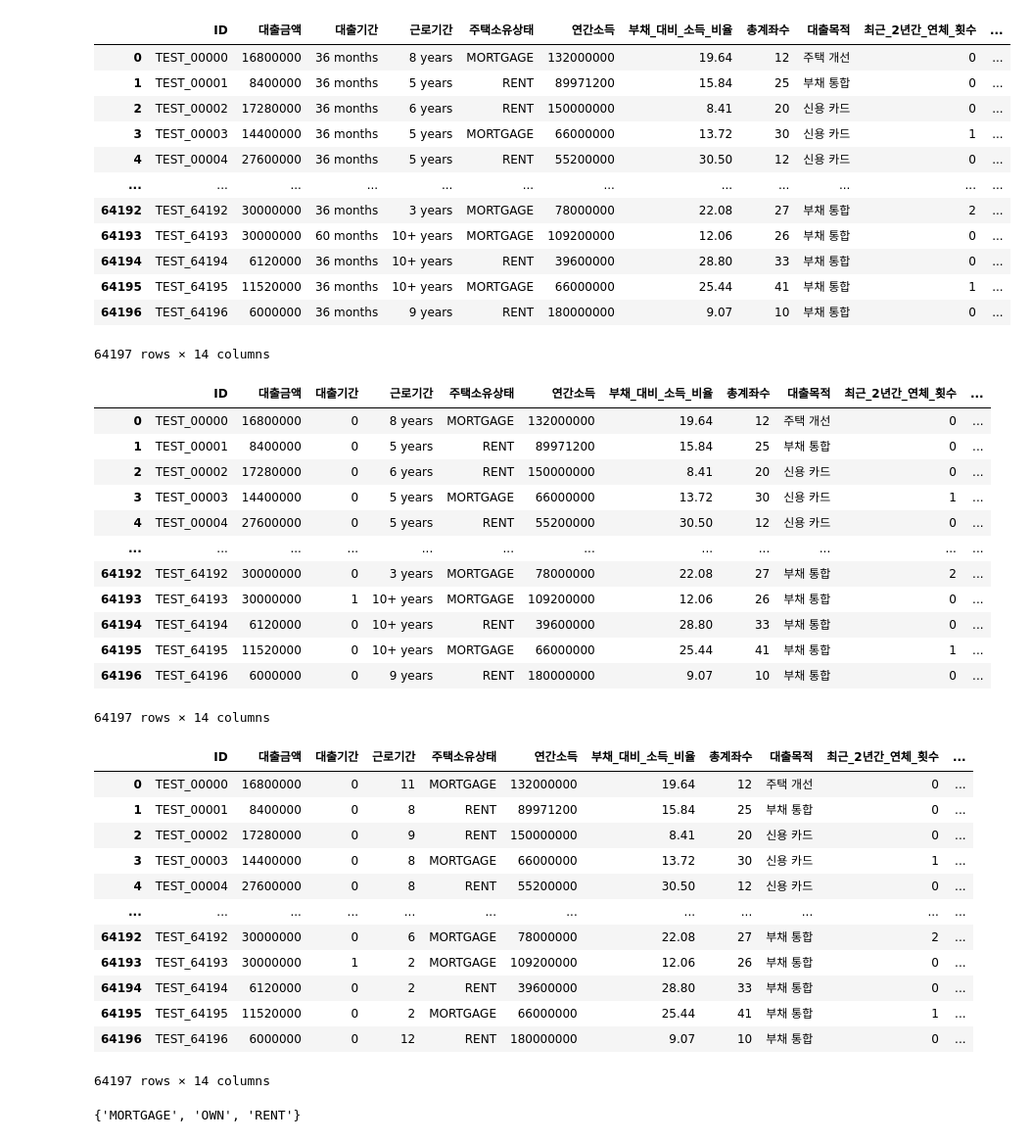
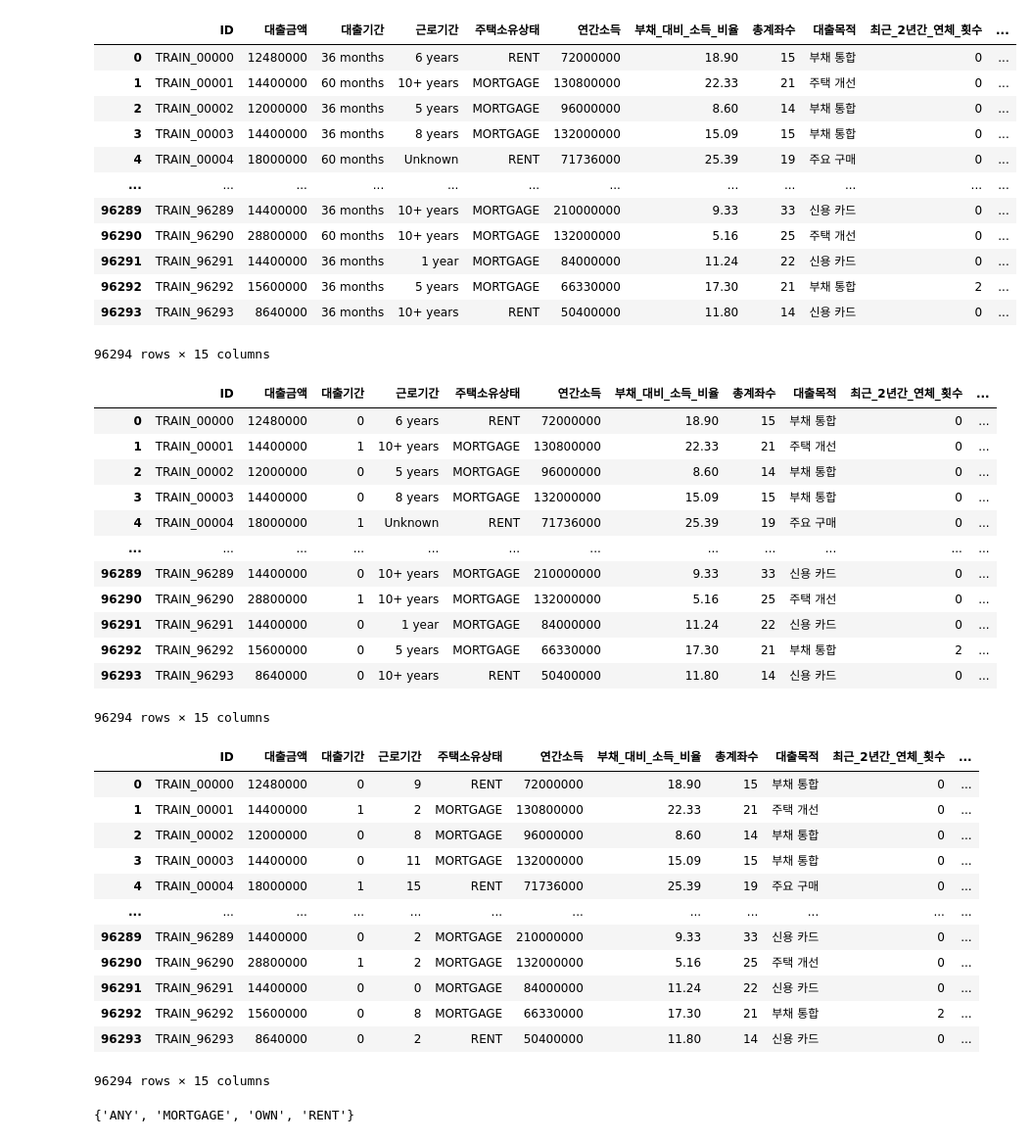
Before and after one commit to kimjuhwan1234/Customer_Loan_Rate_Classification, a Jupyter notebook: Codes/0_Preprocessing.ipynb, the cells around one changed output. Shown: that part at 98% size. Saved outputs shown, nothing was run; the diff lists cells and outputs as text; code cells hidden in the pictures.

```diff
--- a/Codes/0_Preprocessing.ipynb
+++ b/Codes/0_Preprocessing.ipynb
@@ -12,23 +12,23 @@ warnings.filterwarnings(action='ignore')
 InteractiveShell.ast_node_interactivity = "all"
 # %%
 input_dir = '../Database/'
-file = 'test.csv'
+file = 'train.csv'
 data = pd.read_csv(os.path.join(input_dir, file))
 data
 # %% [output]
 |  | ID | 대출금액 | 대출기간 | 근로기간 | 주택소유상태 | 연간소득 | 부채_대비_소득_비율 | 총계좌수 | 대출목적 | 최근_2년간_연체_횟수 | ... |
-| 0 | TEST_00000 | 16800000 | 36 months | 8 years | MORTGAGE | 132000000 | 19.64 | 12 | 주택 개선 | 0 | ... |
-| 1 | TEST_00001 | 8400000 | 36 months | 5 years | RENT | 89971200 | 15.84 | 25 | 부채 통합 | 0 | ... |
-| 2 | TEST_00002 | 17280000 | 36 months | 6 years | RENT | 150000000 | 8.41 | 20 | 신용 카드 | 0 | ... |
-| 3 | TEST_00003 | 14400000 | 36 months | 5 years | MORTGAGE | 66000000 | 13.72 | 30 | 신용 카드 | 1 | ... |
-| 4 | TEST_00004 | 27600000 | 36 months | 5 years | RENT | 55200000 | 30.50 | 12 | 신용 카드 | 0 | ... |
+| 0 | TRAIN_00000 | 12480000 | 36 months | 6 years | RENT | 72000000 | 18.90 | 15 | 부채 통합 | 0 | ... |
+| 1 | TRAIN_00001 | 14400000 | 60 months | 10+ years | MORTGAGE | 130800000 | 22.33 | 21 | 주택 개선 | 0 | ... |
+| 2 | TRAIN_00002 | 12000000 | 36 months | 5 years | MORTGAGE | 96000000 | 8.60 | 14 | 부채 통합 | 0 | ... |
+| 3 | TRAIN_00003 | 14400000 | 36 months | 8 years | MORTGAGE | 132000000 | 15.09 | 15 | 부채 통합 | 0 | ... |
+| 4 | TRAIN_00004 | 18000000 | 60 months | Unknown | RENT | 71736000 | 25.39 | 19 | 주요 구매 | 0 | ... |
 | ... | ... | ... | ... | ... | ... | ... | ... | ... | ... | ... | ... |
-| 64192 | TEST_64192 | 30000000 | 36 months | 3 years | MORTGAGE | 78000000 | 22.08 | 27 | 부채 통합 | 2 | ... |
-| 64193 | TEST_64193 | 30000000 | 60 months | 10+ years | MORTGAGE | 109200000 | 12.06 | 26 | 부채 통합 | 0 | ... |
-| 64194 | TEST_64194 | 6120000 | 36 months | 10+ years | RENT | 39600000 | 28.80 | 33 | 부채 통합 | 0 | ... |
-| 64195 | TEST_64195 | 11520000 | 36 months | 10+ years | MORTGAGE | 66000000 | 25.44 | 41 | 부채 통합 | 1 | ... |
-| 64196 | TEST_64196 | 6000000 | 36 months | 9 years | RENT | 180000000 | 9.07 | 10 | 부채 통합 | 0 | ... |
+| 96289 | TRAIN_96289 | 14400000 | 36 months | 10+ years | MORTGAGE | 210000000 | 9.33 | 33 | 신용 카드 | 0 | ... |
+| 96290 | TRAIN_96290 | 28800000 | 60 months | 10+ years | MORTGAGE | 132000000 | 5.16 | 25 | 주택 개선 | 0 | ... |
+| 96291 | TRAIN_96291 | 14400000 | 36 months | 1 year | MORTGAGE | 84000000 | 11.24 | 22 | 신용 카드 | 0 | ... |
+| 96292 | TRAIN_96292 | 15600000 | 36 months | 5 years | MORTGAGE | 66330000 | 17.30 | 21 | 부채 통합 | 2 | ... |
+| 96293 | TRAIN_96293 | 8640000 | 36 months | 10+ years | RENT | 50400000 | 11.80 | 14 | 신용 카드 | 0 | ... |
-64197 rows × 14 columns
+96294 rows × 15 columns
 # %%
 label_encoder=LabelEncoder()
 encoder_data = label_encoder.fit_transform(list(data['대출기간']))
@@ -36,41 +36,41 @@ data['대출기간']=pd.DataFrame(encoder_data)
 data
 # %% [output]
 |  | ID | 대출금액 | 대출기간 | 근로기간 | 주택소유상태 | 연간소득 | 부채_대비_소득_비율 | 총계좌수 | 대출목적 | 최근_2년간_연체_횟수 | ... |
-| 0 | TEST_00000 | 16800000 | 0 | 8 years | MORTGAGE | 132000000 | 19.64 | 12 | 주택 개선 | 0 | ... |
-| 1 | TEST_00001 | 8400000 | 0 | 5 years | RENT | 89971200 | 15.84 | 25 | 부채 통합 | 0 | ... |
-| 2 | TEST_00002 | 17280000 | 0 | 6 years | RENT | 150000000 | 8.41 | 20 | 신용 카드 | 0 | ... |
-| 3 | TEST_00003 | 14400000 | 0 | 5 years | MORTGAGE | 66000000 | 13.72 | 30 | 신용 카드 | 1 | ... |
-| 4 | TEST_00004 | 27600000 | 0 | 5 years | RENT | 55200000 | 30.50 | 12 | 신용 카드 | 0 | ... |
+| 0 | TRAIN_00000 | 12480000 | 0 | 6 years | RENT | 72000000 | 18.90 | 15 | 부채 통합 | 0 | ... |
+| 1 | TRAIN_00001 | 14400000 | 1 | 10+ years | MORTGAGE | 130800000 | 22.33 | 21 | 주택 개선 | 0 | ... |
+| 2 | TRAIN_00002 | 12000000 | 0 | 5 years | MORTGAGE | 96000000 | 8.60 | 14 | 부채 통합 | 0 | ... |
+| 3 | TRAIN_00003 | 14400000 | 0 | 8 years | MORTGAGE | 132000000 | 15.09 | 15 | 부채 통합 | 0 | ... |
+| 4 | TRAIN_00004 | 18000000 | 1 | Unknown | RENT | 71736000 | 25.39 | 19 | 주요 구매 | 0 | ... |
 | ... | ... | ... | ... | ... | ... | ... | ... | ... | ... | ... | ... |
-| 64192 | TEST_64192 | 30000000 | 0 | 3 years | MORTGAGE | 78000000 | 22.08 | 27 | 부채 통합 | 2 | ... |
-| 64193 | TEST_64193 | 30000000 | 1 | 10+ years | MORTGAGE | 109200000 | 12.06 | 26 | 부채 통합 | 0 | ... |
-| 64194 | TEST_64194 | 6120000 | 0 | 10+ years | RENT | 39600000 | 28.80 | 33 | 부채 통합 | 0 | ... |
-| 64195 | TEST_64195 | 11520000 | 0 | 10+ years | MORTGAGE | 66000000 | 25.44 | 41 | 부채 통합 | 1 | ... |
-| 64196 | TEST_64196 | 6000000 | 0 | 9 years | RENT | 180000000 | 9.07 | 10 | 부채 통합 | 0 | ... |
+| 96289 | TRAIN_96289 | 14400000 | 0 | 10+ years | MORTGAGE | 210000000 | 9.33 | 33 | 신용 카드 | 0 | ... |
+| 96290 | TRAIN_96290 | 28800000 | 1 | 10+ years | MORTGAGE | 132000000 | 5.16 | 25 | 주택 개선 | 0 | ... |
+| 96291 | TRAIN_96291 | 14400000 | 0 | 1 year | MORTGAGE | 84000000 | 11.24 | 22 | 신용 카드 | 0 | ... |
+| 96292 | TRAIN_96292 | 15600000 | 0 | 5 years | MORTGAGE | 66330000 | 17.30 | 21 | 부채 통합 | 2 | ... |
+| 96293 | TRAIN_96293 | 8640000 | 0 | 10+ years | RENT | 50400000 | 11.80 | 14 | 신용 카드 | 0 | ... |
-64197 rows × 14 columns
+96294 rows × 15 columns
 # %%
 encoder_data = label_encoder.fit_transform(list(data['근로기간']))
 data['근로기간']=pd.DataFrame(encoder_data)
 data
 # %% [output]
 |  | ID | 대출금액 | 대출기간 | 근로기간 | 주택소유상태 | 연간소득 | 부채_대비_소득_비율 | 총계좌수 | 대출목적 | 최근_2년간_연체_횟수 | ... |
-| 0 | TEST_00000 | 16800000 | 0 | 11 | MORTGAGE | 132000000 | 19.64 | 12 | 주택 개선 | 0 | ... |
-| 1 | TEST_00001 | 8400000 | 0 | 8 | RENT | 89971200 | 15.84 | 25 | 부채 통합 | 0 | ... |
-| 2 | TEST_00002 | 17280000 | 0 | 9 | RENT | 150000000 | 8.41 | 20 | 신용 카드 | 0 | ... |
-| 3 | TEST_00003 | 14400000 | 0 | 8 | MORTGAGE | 66000000 | 13.72 | 30 | 신용 카드 | 1 | ... |
-| 4 | TEST_00004 | 27600000 | 0 | 8 | RENT | 55200000 | 30.50 | 12 | 신용 카드 | 0 | ... |
+| 0 | TRAIN_00000 | 12480000 | 0 | 9 | RENT | 72000000 | 18.90 | 15 | 부채 통합 | 0 | ... |
+| 1 | TRAIN_00001 | 14400000 | 1 | 2 | MORTGAGE | 130800000 | 22.33 | 21 | 주택 개선 | 0 | ... |
+| 2 | TRAIN_00002 | 12000000 | 0 | 8 | MORTGAGE | 96000000 | 8.60 | 14 | 부채 통합 | 0 | ... |
+| 3 | TRAIN_00003 | 14400000 | 0 | 11 | MORTGAGE | 132000000 | 15.09 | 15 | 부채 통합 | 0 | ... |
+| 4 | TRAIN_00004 | 18000000 | 1 | 15 | RENT | 71736000 | 25.39 | 19 | 주요 구매 | 0 | ... |
 | ... | ... | ... | ... | ... | ... | ... | ... | ... | ... | ... | ... |
-| 64192 | TEST_64192 | 30000000 | 0 | 6 | MORTGAGE | 78000000 | 22.08 | 27 | 부채 통합 | 2 | ... |
-| 64193 | TEST_64193 | 30000000 | 1 | 2 | MORTGAGE | 109200000 | 12.06 | 26 | 부채 통합 | 0 | ... |
-| 64194 | TEST_64194 | 6120000 | 0 | 2 | RENT | 39600000 | 28.80 | 33 | 부채 통합 | 0 | ... |
-| 64195 | TEST_64195 | 11520000 | 0 | 2 | MORTGAGE | 66000000 | 25.44 | 41 | 부채 통합 | 1 | ... |
-| 64196 | TEST_64196 | 6000000 | 0 | 12 | RENT | 180000000 | 9.07 | 10 | 부채 통합 | 0 | ... |
+| 96289 | TRAIN_96289 | 14400000 | 0 | 2 | MORTGAGE | 210000000 | 9.33 | 33 | 신용 카드 | 0 | ... |
+| 96290 | TRAIN_96290 | 28800000 | 1 | 2 | MORTGAGE | 132000000 | 5.16 | 25 | 주택 개선 | 0 | ... |
+| 96291 | TRAIN_96291 | 14400000 | 0 | 0 | MORTGAGE | 84000000 | 11.24 | 22 | 신용 카드 | 0 | ... |
+| 96292 | TRAIN_96292 | 15600000 | 0 | 8 | MORTGAGE | 66330000 | 17.30 | 21 | 부채 통합 | 2 | ... |
+| 96293 | TRAIN_96293 | 8640000 | 0 | 2 | RENT | 50400000 | 11.80 | 14 | 신용 카드 | 0 | ... |
-64197 rows × 14 columns
+96294 rows × 15 columns
 # %%
 one_hot_encoded= pd.get_dummies(list(data['주택소유상태']))
 set(data['주택소유상태'])
 # %% [output]
-{'MORTGAGE', 'OWN', 'RENT'}
+{'ANY', 'MORTGAGE', 'OWN', 'RENT'}
 # %%
 data.pop('주택소유상태')
 data = pd.concat([data.iloc[:, :4], one_hot_encoded, data.iloc[:, 4:]], axis=1)
```
Also changed, not shown: parts of 10 cells of this notebook.
